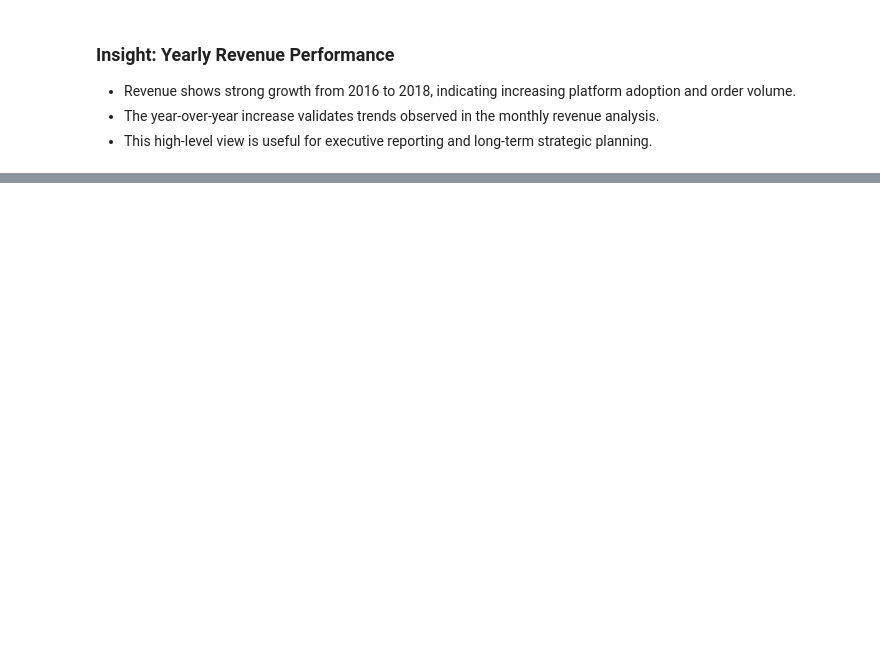
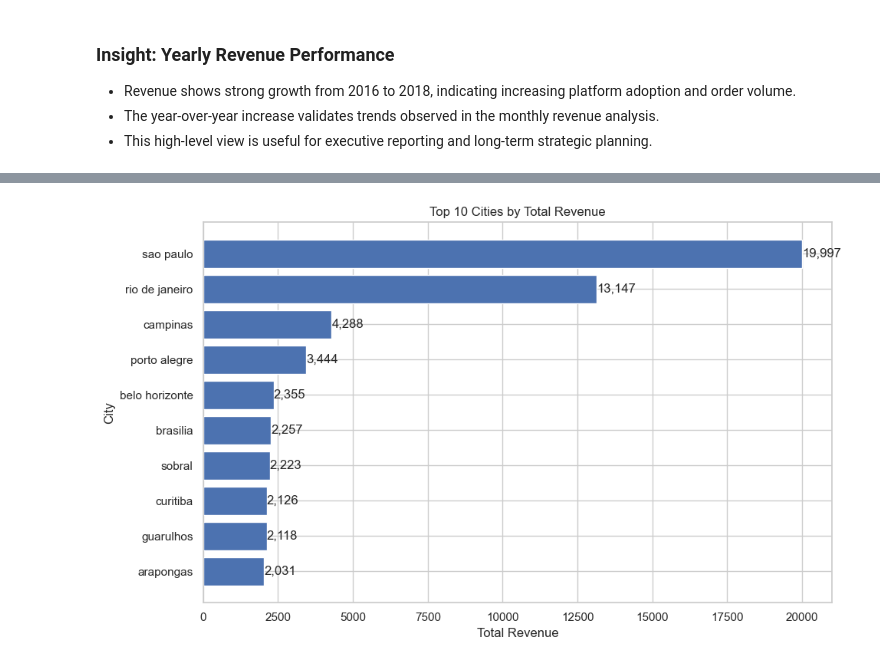
Before and after one commit to nivas5555/ecommerce-sql-python-analysis, a Jupyter notebook: notebooks/02_python_visual_analysis.ipynb, the cells around one changed output, grey strips where cells are left out. Drawn from its saved outputs; the diff is of its cells as text; code cells hidden in the pictures; blank space fills up the shorter version.

```diff
--- a/notebooks/02_python_visual_analysis.ipynb
+++ b/notebooks/02_python_visual_analysis.ipynb
@@ -201,0 +229,44 @@ plt.show()
+# %%
+order_level_data = pd.read_csv(OUTPUT_DIR / "order_level_data.csv")
+customers = pd.read_csv(OUTPUT_DIR / "customers.csv")
+# %%
+order_city_data = order_level_data.merge(
+    customers[["customer_id", "customer_city"]],
+    on="customer_id",
+    how="left"
+)
+# %%
+top_cities = (
+    order_city_data
+    .groupby("customer_city", as_index=False)["order_value"]
+    .sum()
+    .sort_values("order_value", ascending=False)
+    .head(10)
+)
+# %%
+plt.figure(figsize=(10, 6))
+
+bars = plt.barh(
+    top_cities["customer_city"],
+    top_cities["order_value"]
+)
+
+plt.gca().invert_yaxis()
+plt.title("Top 10 Cities by Total Revenue")
+plt.xlabel("Total Revenue")
+plt.ylabel("City")
+
+# Data labels (important for PPT)
+for bar in bars:
+    plt.text(
+        bar.get_width(),
+        bar.get_y() + bar.get_height() / 2,
+        f"{bar.get_width():,.0f}",
+        va="center",
+        ha="left"
+    )
+
+plt.tight_layout()
+plt.show()
+# %% [output]
+[figure, added]
```
Also changed, not shown: parts of 6 cells of this notebook.
